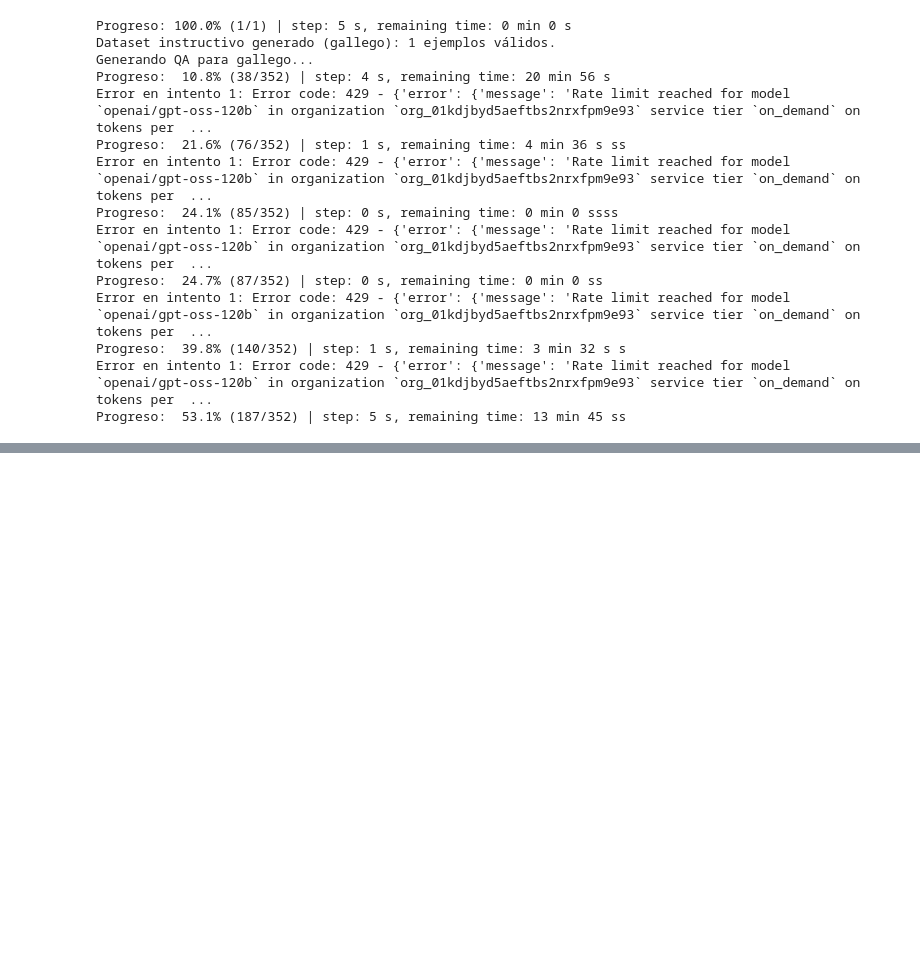
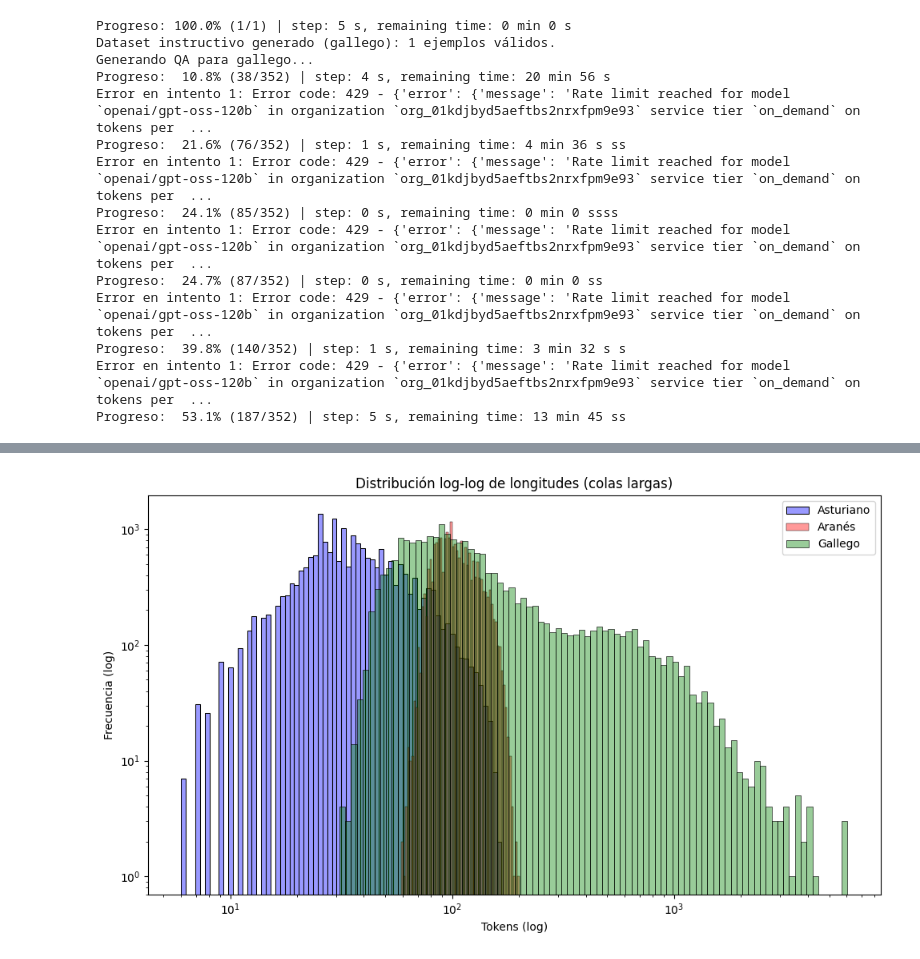
Before and after one commit to MiguelGP-13/TFG, a Jupyter notebook: 3.1-GenerateTrainDatasets.ipynb, the cells around one changed output, grey strips where cells are left out. Saved outputs shown, nothing was run; the diff lists cells and outputs as text; code cells hidden in the pictures; blank space fills up the shorter version.

```diff
--- a/3.1-GenerateTrainDatasets.ipynb
+++ b/3.1-GenerateTrainDatasets.ipynb
@@ -667,0 +760,14 @@ plt.show()
+# %%
+plt.figure(figsize=(10,6))
+sns.histplot(lengths_ast, log_scale=(True, True), color="blue", alpha=0.4, label="Asturiano")
+sns.histplot(lengths_arn, log_scale=(True, True), color="red", alpha=0.4, label="Aranés")
+sns.histplot(lengths_gl,  log_scale=(True, True), color="green", alpha=0.4, label="Gallego")
+
+plt.title("Distribución log-log de longitudes (colas largas)")
+plt.xlabel("Tokens (log)")
+plt.ylabel("Frecuencia (log)")
+plt.legend()
+plt.tight_layout()
+plt.show()
+# %% [output]
+[figure, added]
```
Also changed, not shown: parts of 6 cells of this notebook, 4 other files.
